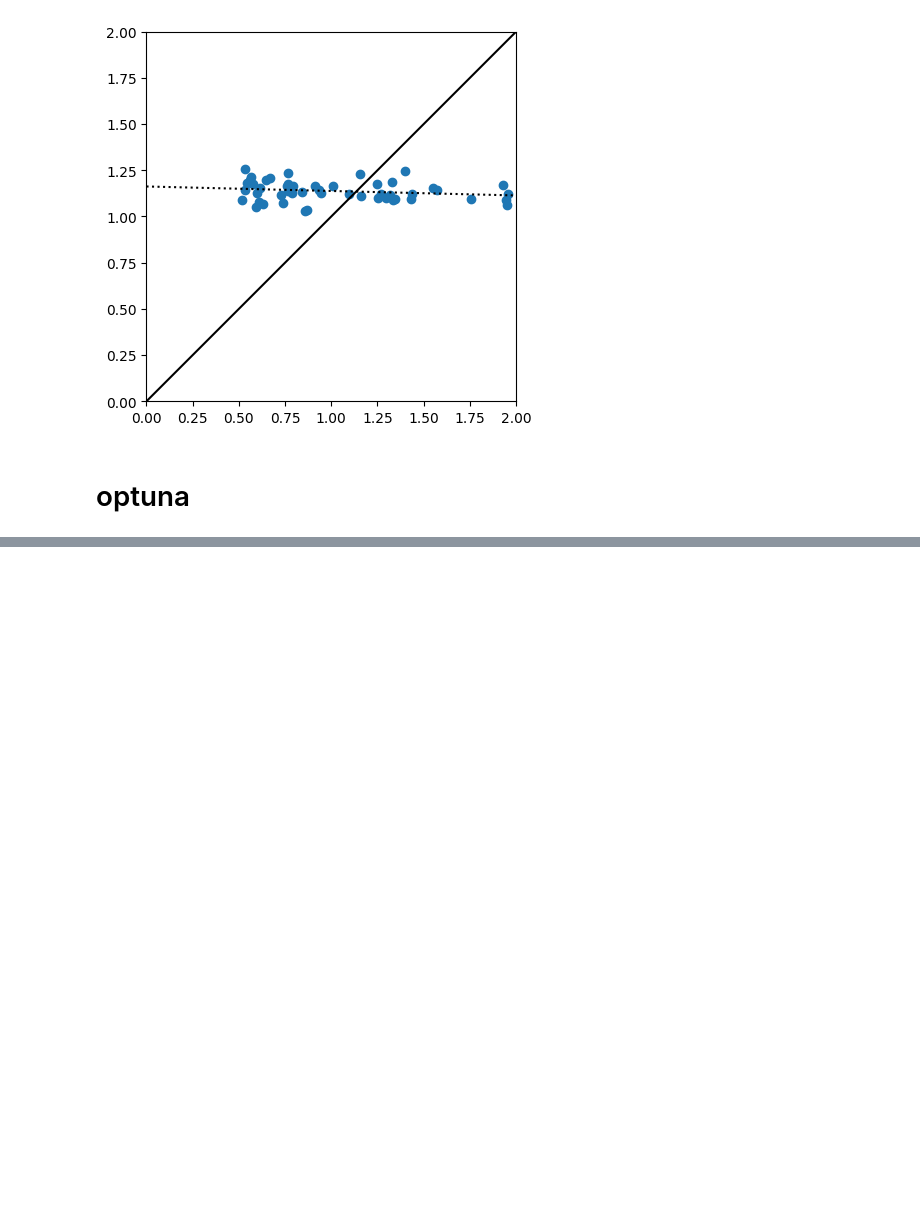
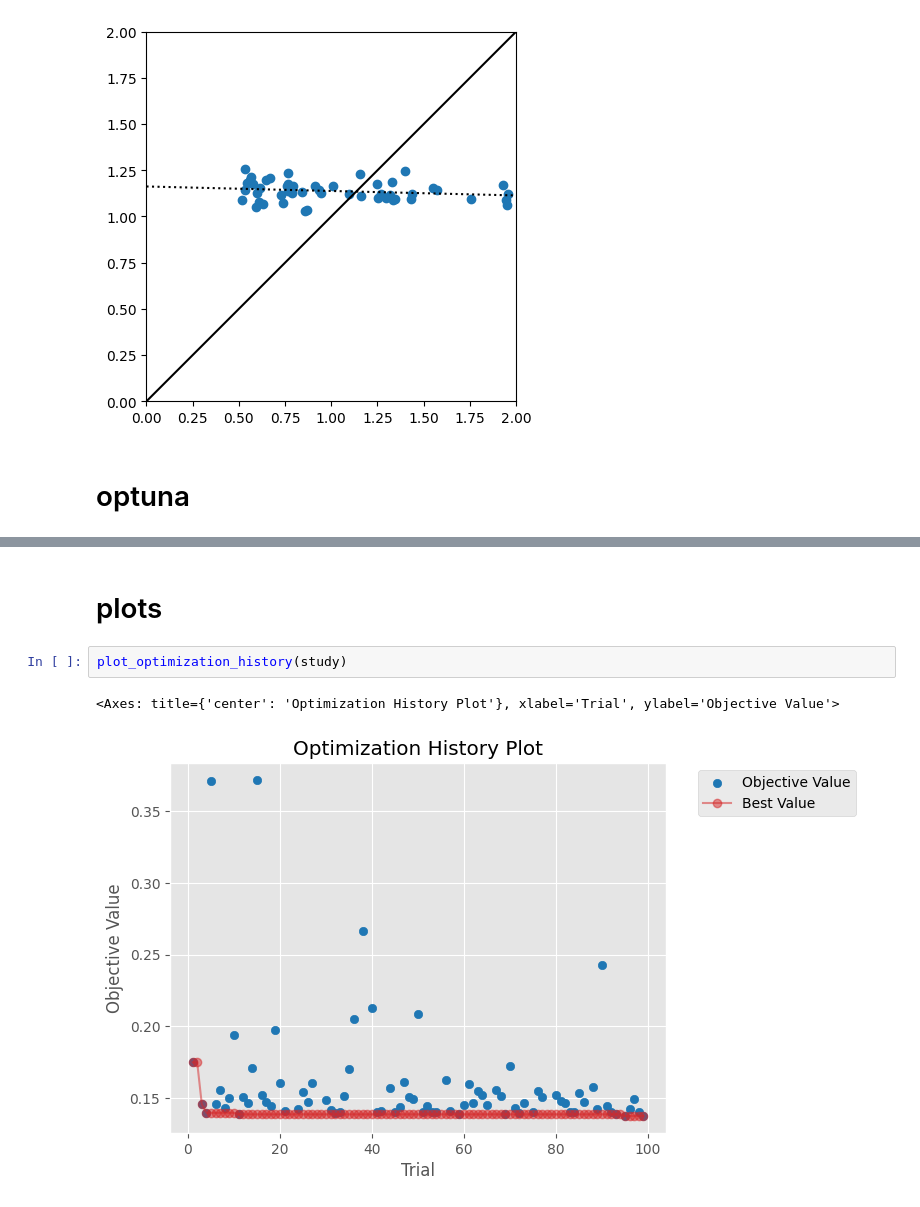
Before and after one commit to shubhagrawal30/CosmoIM, a Jupyter notebook: notebooks/optuna.ipynb, the cells around one changed output, grey strips where cells are left out. Drawn from its saved outputs; the diff is of its cells as text; blank space fills up the shorter version.

```diff
--- a/notebooks/optuna.ipynb
+++ b/notebooks/optuna.ipynb
@@ -183,0 +216,7 @@ study.optimize(objective, n_trials=100)
+# %% [markdown]
+# plots
+# %%
+plot_optimization_history(study)
+# %% [output]
+<Axes: title={'center': 'Optimization History Plot'}, xlabel='Trial', ylabel='Objective Value'>
+[figure, added]
```
Also changed, not shown: parts of 7 cells of this notebook.
